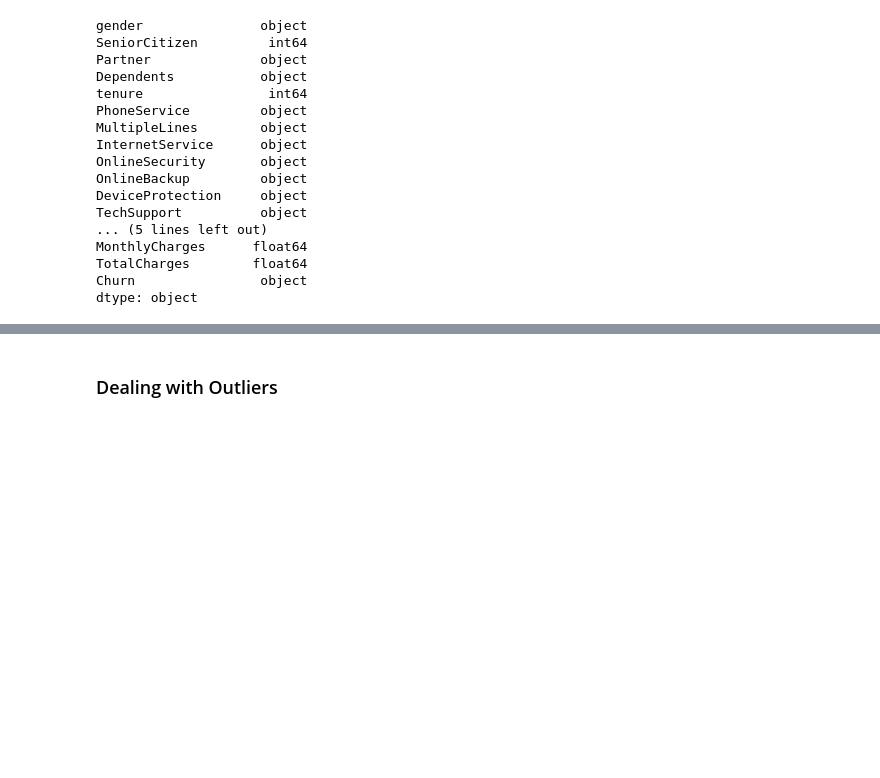
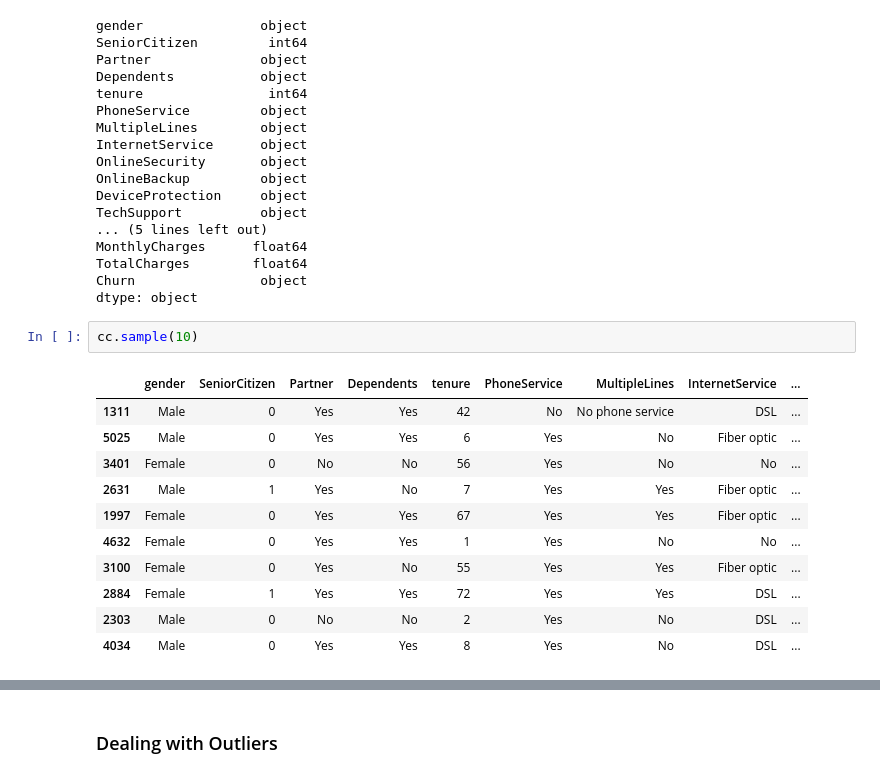
Before and after one commit to fudge-fantastic/Machine-Learning, a Jupyter notebook: Customer_Churn/Customer_Churn_LogisticRegression - Final.ipynb, the cells around one changed output, grey strips where cells are left out. Cells and saved outputs as stored; diff of their text form; blank space fills up the shorter version.

```diff
--- a/Customer_Churn/Customer_Churn_LogisticRegression - Final.ipynb
+++ b/Customer_Churn/Customer_Churn_LogisticRegression - Final.ipynb
@@ -163,3 +168,17 @@ MonthlyCharges      float64
 TotalCharges        float64
 Churn                object
 dtype: object
+# %%
+cc.sample(10)
+# %% [output]
+|  | gender | SeniorCitizen | Partner | Dependents | tenure | PhoneService | MultipleLines | InternetService | ... |
+| 1311 | Male | 0 | Yes | Yes | 42 | No | No phone service | DSL | ... |
+| 5025 | Male | 0 | Yes | Yes | 6 | Yes | No | Fiber optic | ... |
+| 3401 | Female | 0 | No | No | 56 | Yes | No | No | ... |
+| 2631 | Male | 1 | Yes | No | 7 | Yes | Yes | Fiber optic | ... |
+| 1997 | Female | 0 | Yes | Yes | 67 | Yes | Yes | Fiber optic | ... |
+| 4632 | Female | 0 | Yes | Yes | 1 | Yes | No | No | ... |
+| 3100 | Female | 0 | Yes | No | 55 | Yes | Yes | Fiber optic | ... |
+| 2884 | Female | 1 | Yes | Yes | 72 | Yes | Yes | DSL | ... |
+| 2303 | Male | 0 | No | No | 2 | Yes | No | DSL | ... |
+| 4034 | Male | 0 | Yes | Yes | 8 | Yes | No | DSL | ... |
```
Also changed, not shown: parts of 33 cells of this notebook, 1 other file.
